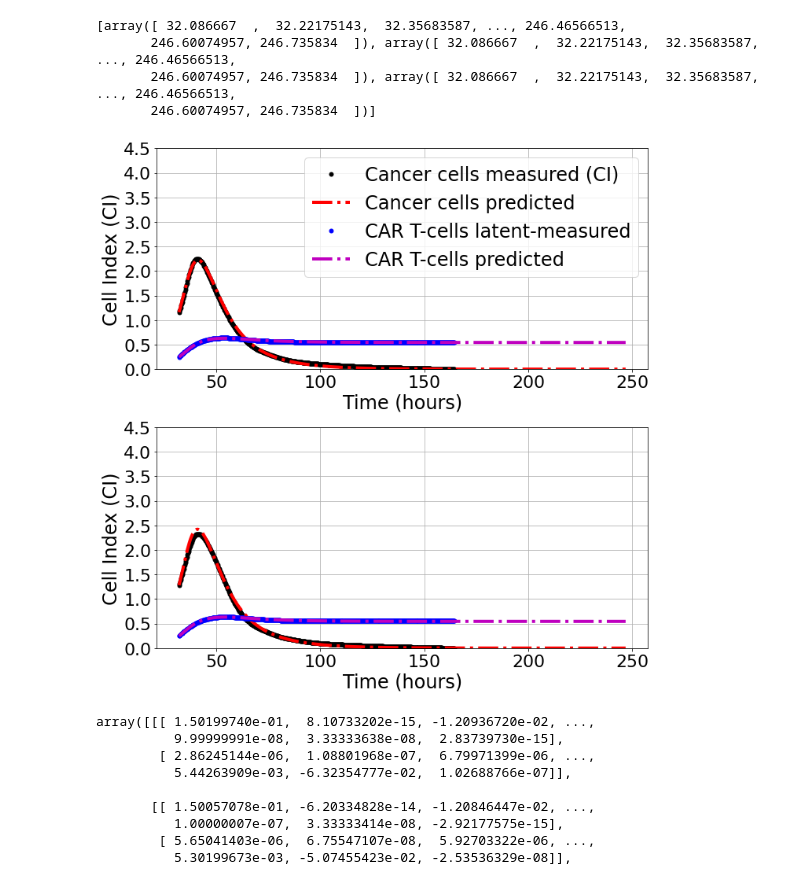
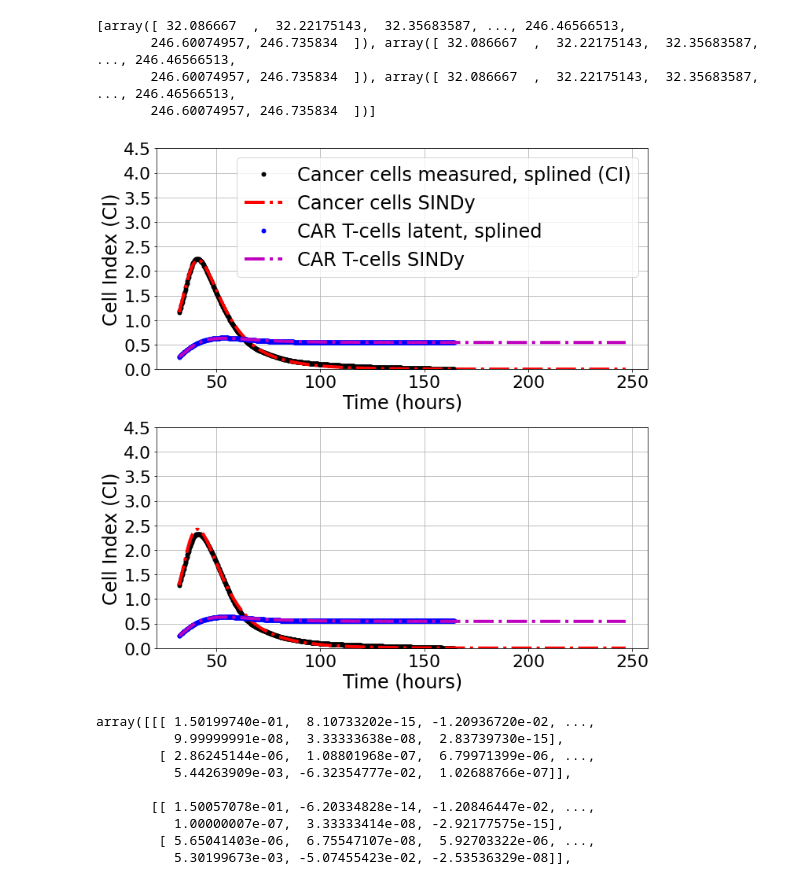
Before and after one commit to alexbbrummer/CART_SINDy, a Jupyter notebook: pySINDy_antigen_variable_function_with_coefficient_constraints.ipynb, the cells around one changed output. Cells and saved outputs as stored; diff of their text form; code cells hidden in the pictures.

```diff
--- a/pySINDy_antigen_variable_function_with_coefficient_constraints.ipynb
+++ b/pySINDy_antigen_variable_function_with_coefficient_constraints.ipynb
@@ -107,8 +107,7 @@ def false_nearest_neighours(data,delay,embeddingDimension):
 
 
 ## Define the Latent variable discovery and rescaling function
-def latent_discovery_spline(data_arr, time_delay, dimension, nknots_arr, t_cell_arr, invert_latent, cart_scale_arr, cart_offset_arr,
-                            save_fig = False, fig_name = 'test'):
+def latent_discovery_spline(data_arr, time_delay, dimension, nknots_arr, t_cell_arr, invert_latent, cart_scale_arr, cart_offset_arr):
 
     """This function performs the latent variable discovery, rescales the discovered variable,
     and splines original and discovered data"""
@@ -162,7 +161,7 @@ def latent_discovery_spline(data_arr, time_delay, dimension, nknots_arr, t_cell_
         plt.plot(t_trim, t_cell_scale*Vh[:,1]+cart_offset, 'yo', label = 'Latent CAR T-cells', alpha = 0.5)
         plt.plot(t_trim, t_cell_scale*cart_pyspline+cart_offset, 'b-', label = 'Splined-Latent CAR T-cells')
         plt.plot([data_trial[0,0], data_trial[-1,0]], [t_cell_arr[i][0],  t_cell_arr[i][1]], 'ko',
-                 label = 'Measured CAR T-cells')
+                 label = 'Measured CAR T-cells', markersize = 12)
 #        plt.legend(loc='center left', bbox_to_anchor=(1, 0.5))
         plt.grid(True)
         if i==0:
@@ -172,9 +171,6 @@ def latent_discovery_spline(data_arr, time_delay, dimension, nknots_arr, t_cell_
         plt.xticks(fontsize = 16)
         plt.yticks(fontsize = 16)
         plt.ylim(0,4.25)
-#         if save_fig:
-#             plt.savefig(fname='/Users/alexwork/Desktop/'+str(fig_name[i])+'.png', dpi = 300,
-#                         bbox_inches = 'tight')
         plt.show()
 
         if np.min(tumor_pyspline) < 0:
@@ -197,7 +193,7 @@ def latent_discovery_spline(data_arr, time_delay, dimension, nknots_arr, t_cell_
 ## Here we define the progress tracking functions as in the pysindy documentation
 ## but with the added condition of analyzing trajectories
 
-def plot_x_dot_fits(x_test_arr, optimizer, t_test_arr, t_forward_arr, save_fig = False, fig_name = 'test'):
+def plot_x_dot_fits(x_test_arr, optimizer, t_test_arr, t_forward_arr):
     n_models = len(optimizer.history_)
     n_trajectories = len(x_test_arr)
 
@@ -245,12 +241,9 @@ def plot_x_dot_fits(x_test_arr, optimizer, t_test_arr, t_forward_arr, save_fig =
                                                            multiple_trajectories = True))
 
     ax.set_yticklabels([])
-#     if save_fig:
-#         plt.savefig(fname='/Users/alexwork/Desktop/'+fig_name+'.png', dpi = 300,
-#                     bbox_inches = 'tight')
     plt.show()
 
-def plot_x_fits(x_test_arr, optimizer, t_test_arr, t_forward_arr, save_fig = False, fig_name = 'test'):
+def plot_x_fits(x_test_arr, optimizer, t_test_arr, t_forward_arr):
     n_models = len(optimizer.history_)
     n_trajectories = len(x_test_arr)
 
@@ -311,9 +304,6 @@ def plot_x_fits(x_test_arr, optimizer, t_test_arr, t_forward_arr, save_fig = Fal
         print('Model ' + str(j) + ', MSE: %f' % pred_rmse)
 
     ax.set_yticklabels([])
-#     if save_fig:
-#         plt.savefig(fname='/Users/alexwork/Desktop/'+fig_name+'.png', dpi = 300,
-#                     bbox_inches = 'tight')
     plt.show()
 # %%
 ### Here we extract arrays of data for analysis.
@@ -455,7 +445,6 @@ plt.show()
 time, data = latent_discovery_spline(data_trajectories[:,0:,:], time_delay = 1, dimension = 2, nknots_arr = nknots_arr,
                                      t_cell_arr = t_cell_arr, invert_latent = invert_latent,
                                      cart_scale_arr = cart_scale_arr,
-                                     cart_offset_arr = cart_offset_arr,
-                                     save_fig = True, fig_name = ['pbt128_highET_trial1', 'pbt128_highET_trial2'])
+                                     cart_offset_arr = cart_offset_arr)
 #latent_discovery_spline(np.array([data_trial1]), nknots_arr = np.array([[10,10]]))
 # %% [output]
@@ -742,46 +722,44 @@ for i in range(0,len(data)):
 plt.figure(figsize = (10,10))
 ax1 = plt.subplot(2,1,1)
 plt.plot(time[0], data[0][:,0],
-        'k.', label = 'Cancer cells measured (CI)', markersize = 10)
+        'k.', label = 'Cancer cells measured, splined (CI)', markersize = 10)
 plt.plot(forward_time[0], x_forward_sim_arr[0][:,0],
-         'r-.', label = 'Cancer cells predicted', linewidth = 4)
+         'r-.', label = 'Cancer cells SINDy', linewidth = 4)
 plt.plot(time[0], data[0][:,1],
-        'b.', label = 'CAR T-cells latent-measured', markersize = 10)
+        'b.', label = 'CAR T-cells latent, splined', markersize = 10)
 plt.plot(forward_time[0], x_forward_sim_arr[0][:,1],
-        'm-.', label = 'CAR T-cells predicted', linewidth = 4)
+        'm-.', label = 'CAR T-cells SINDy', linewidth = 4)
 plt.xlabel('Time (hours)', fontsize = 24)
 plt.ylabel('Cell Index (CI)', fontsize = 24)
 plt.xticks(fontsize = 22)
 plt.yticks(fontsize = 22)
 plt.ylim(0,4.5)
 #plt.title()
 plt.grid(True)
 plt.legend(fontsize = 24, loc = 'upper right')
 
 ax2 = plt.subplot(2,1,2)
 plt.plot(time[1], data[1][:,0],
-        'k.', label = 'Cancer cells measured (CI)', markersize = 10)
+        'k.', label = 'Cancer cells measured, splined (CI)', markersize = 10)
 plt.plot(forward_time[1], x_forward_sim_arr[1][:,0],
-         'r-.', label = 'Cancer cells predicted', linewidth = 4)
+         'r-.', label = 'Cancer cells SINDy', linewidth = 4)
 plt.plot(time[1], data[1][:,1],
-        'b.', label = 'CAR T-cells latent-measured', markersize = 10)
+        'b.', label = 'CAR T-cells latent, splined', markersize = 10)
 plt.plot(forward_time[1], x_forward_sim_arr[1][:,1],
-        'm-.', label = 'CAR T-cells predicted', linewidth = 4)
+        'm-.', label = 'CAR T-cells SINDy', linewidth = 4)
 plt.xlabel('Time (hours)', fontsize = 24)
 plt.ylabel('Cell Index (CI)', fontsize = 24)
 plt.xticks(fontsize = 22)
 plt.yticks(fontsize = 22)
 plt.ylim(0,4.5)
 #plt.title()
 plt.grid(True)
 #plt.legend(fontsize = 14, loc = 'center right')
 
 plt.tight_layout()
-# plt.savefig(fname='/Users/alexwork/Desktop/pbt128_highET_simulated_forward_dbl_bind_and_expand_constraint.png', dpi = 300,
-#                    bbox_inches = 'tight')
 plt.show()
 # %% [output]
-[figure, old version]
+[figure, new version]
 # %%
 coeffs_array = np.zeros([1000, 2,9])
 # %%
```
Also changed, not shown: parts of 4 cells of this notebook, 2 other files.
